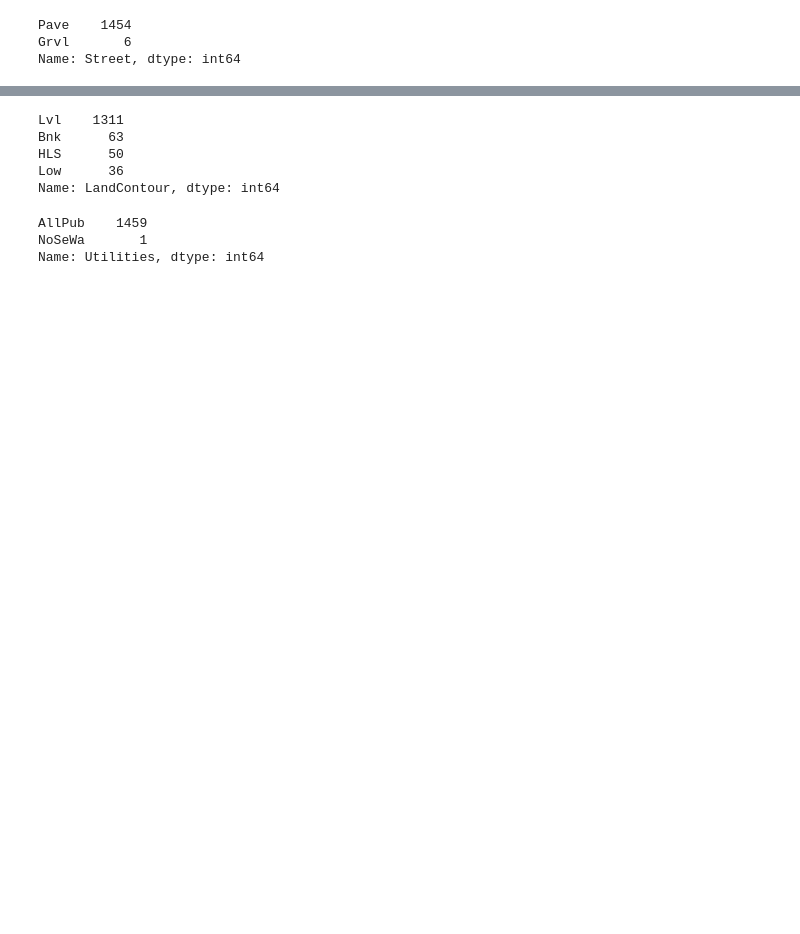
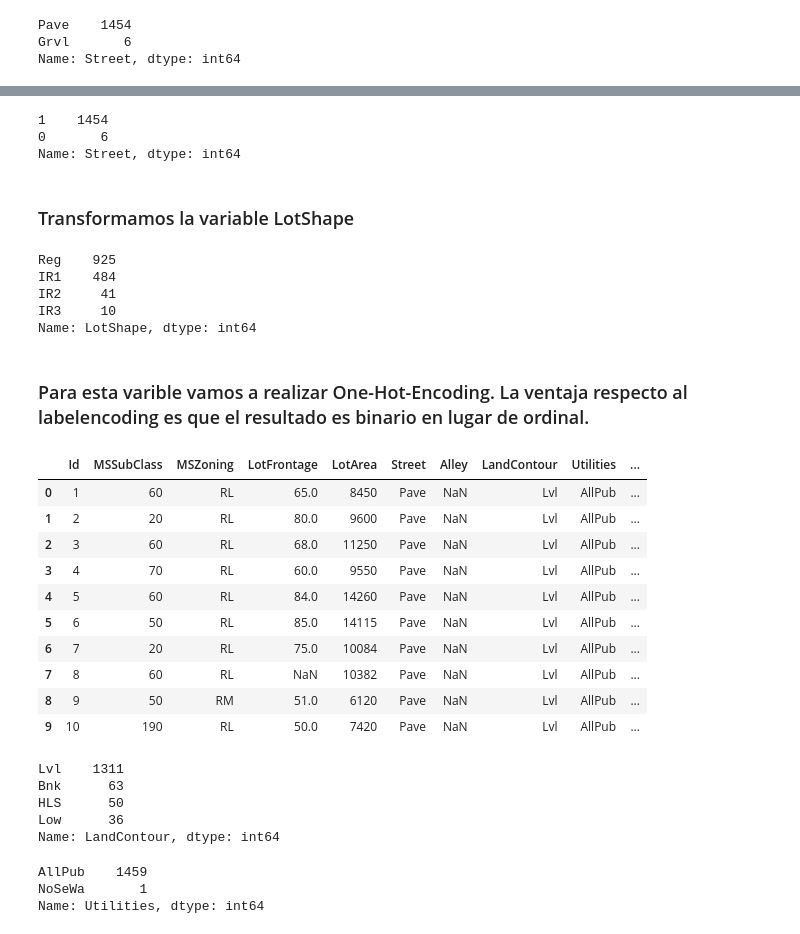
Before and after one commit to Sebastian-Cordova-Mendoza/Kaggle-Houseprices, a Jupyter notebook: rsc/Modelo1_RF_Simple.ipynb, the cells around one changed output, grey strips where cells are left out. Cells and saved outputs as stored; diff of their text form; code cells hidden in the pictures; blank space fills up the shorter version.

```diff
--- a/rsc/Modelo1_RF_Simple.ipynb
+++ b/rsc/Modelo1_RF_Simple.ipynb
@@ -82,0 +76,44 @@ Name: LotShape, dtype: int64
+# %%
+train.loc[train["Street"]=="Pave","Street"] = 1
+train.loc[train["Street"]=="Grvl","Street"] = 0
+train.Street.value_counts(dropna=False)
+# %% [output]
+1    1454
+0       6
+Name: Street, dtype: int64
+# %% [markdown]
+### Transformamos la variable LotShape
+# %%
+#General shape of property
+#    Reg	Regular
+#    IR1	Slightly irregular
+#    IR2	Moderately Irregular
+#    IR3	Irregular
+
+train.LotShape.value_counts(dropna=False)
+# %% [output]
+Reg    925
+IR1    484
+IR2     41
+IR3     10
+Name: LotShape, dtype: int64
+# %% [markdown]
+### Para esta varible vamos a realizar One-Hot-Encoding. La ventaja respecto al labelencoding es que el resultado es binario en lugar de ordinal.
+# %%
+df = OneHotEncoder_simple(train[["LotShape"]])
+# %%
+train = train.join(df)
+# %%
+train.head(10)
+# %% [output]
+|  | Id | MSSubClass | MSZoning | LotFrontage | LotArea | Street | Alley | LandContour | Utilities | ... |
+| 0 | 1 | 60 | RL | 65.0 | 8450 | Pave | NaN | Lvl | AllPub | ... |
+| 1 | 2 | 20 | RL | 80.0 | 9600 | Pave | NaN | Lvl | AllPub | ... |
+| 2 | 3 | 60 | RL | 68.0 | 11250 | Pave | NaN | Lvl | AllPub | ... |
+| 3 | 4 | 70 | RL | 60.0 | 9550 | Pave | NaN | Lvl | AllPub | ... |
+| 4 | 5 | 60 | RL | 84.0 | 14260 | Pave | NaN | Lvl | AllPub | ... |
+| 5 | 6 | 50 | RL | 85.0 | 14115 | Pave | NaN | Lvl | AllPub | ... |
+| 6 | 7 | 20 | RL | 75.0 | 10084 | Pave | NaN | Lvl | AllPub | ... |
+| 7 | 8 | 60 | RL | NaN | 10382 | Pave | NaN | Lvl | AllPub | ... |
+| 8 | 9 | 50 | RM | 51.0 | 6120 | Pave | NaN | Lvl | AllPub | ... |
+| 9 | 10 | 190 | RL | 50.0 | 7420 | Pave | NaN | Lvl | AllPub | ... |
```
Also changed, not shown: parts of 13 cells of this notebook, 2 other files.
